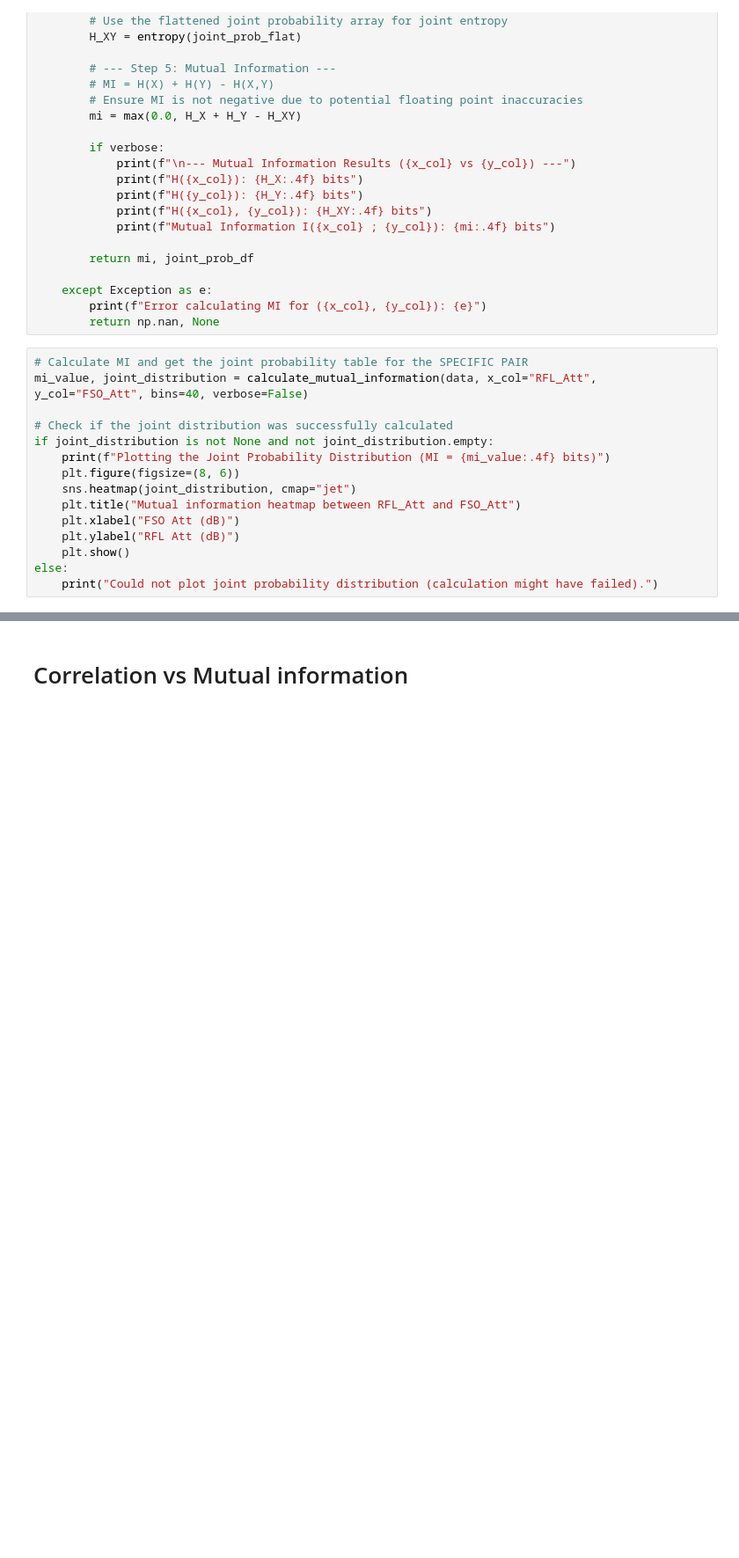
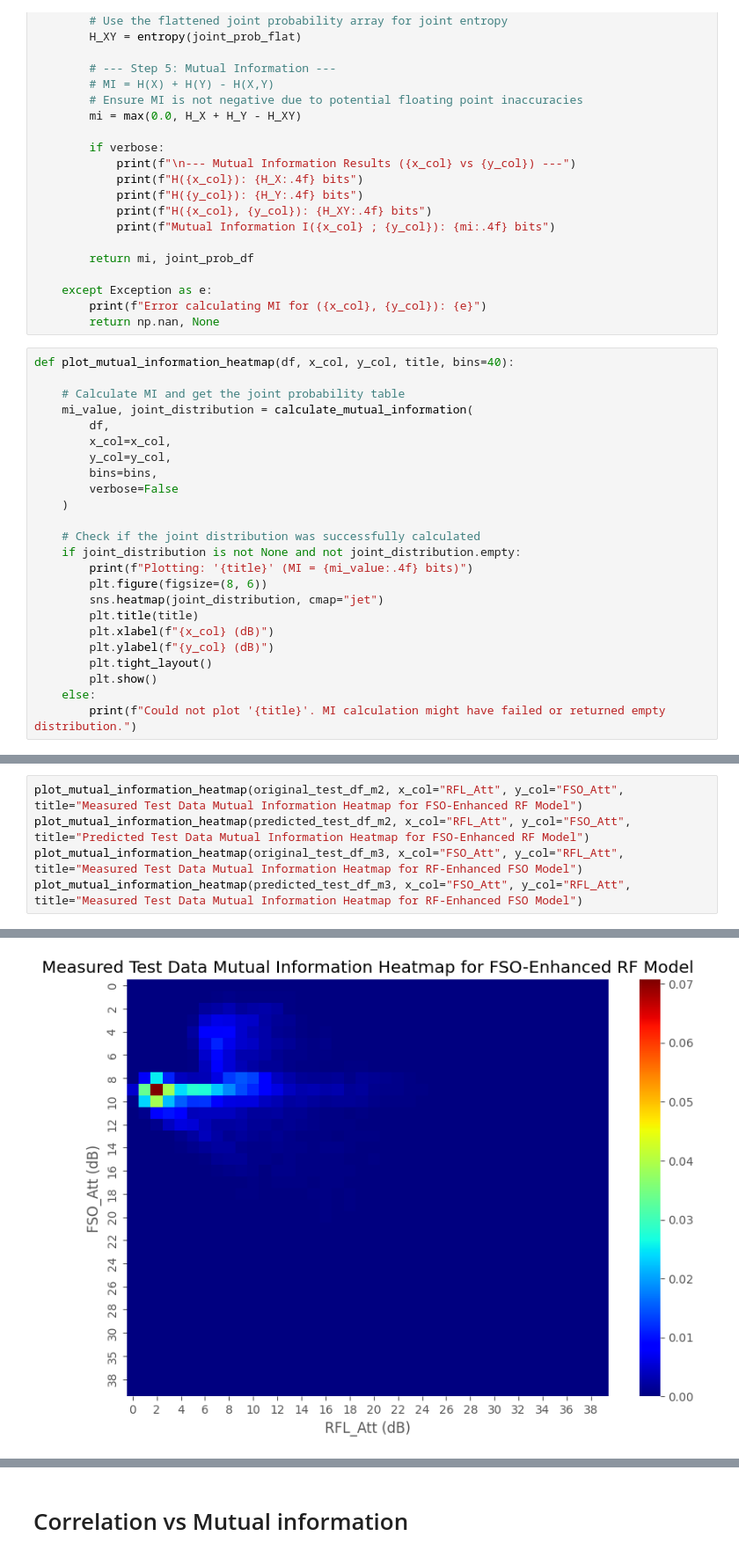
Before and after one commit to nithin0609/Hybrid-Optical-RF-Communication-Model, a Jupyter notebook: RF_Models_V2.ipynb, the cells around one changed output, grey strips where cells are left out. Shown at 88% size. Cells and saved outputs as stored; diff of their text form; blank space fills up the shorter version.

```diff
--- a/RF_Models_V2.ipynb
+++ b/RF_Models_V2.ipynb
@@ -478,17 +478,26 @@ def calculate_mutual_information(df, x_col, y_col, bins=40, verbose=True):
         print(f"Error calculating MI for ({x_col}, {y_col}): {e}")
         return np.nan, None
 # %%
-# Calculate MI and get the joint probability table for the SPECIFIC PAIR
-mi_value, joint_distribution = calculate_mutual_information(data, x_col="RFL_Att", y_col="FSO_Att", bins=40, verbose=False)
+def plot_mutual_information_heatmap(df, x_col, y_col, title, bins=40):
 
-# Check if the joint distribution was successfully calculated
-if joint_distribution is not None and not joint_distribution.empty:
-    print(f"Plotting the Joint Probability Distribution (MI = {mi_value:.4f} bits)")
-    plt.figure(figsize=(8, 6))
-    sns.heatmap(joint_distribution, cmap="jet")
-    plt.title("Mutual information heatmap between RFL_Att and FSO_Att")
-    plt.xlabel("FSO Att (dB)")
-    plt.ylabel("RFL Att (dB)")
-    plt.show()
-else:
-    print("Could not plot joint probability distribution (calculation might have failed).")
+    # Calculate MI and get the joint probability table
+    mi_value, joint_distribution = calculate_mutual_information(
+        df,
+        x_col=x_col,
+        y_col=y_col,
+        bins=bins,
+        verbose=False
+    )
+
+    # Check if the joint distribution was successfully calculated
+    if joint_distribution is not None and not joint_distribution.empty:
+        print(f"Plotting: '{title}' (MI = {mi_value:.4f} bits)")
+        plt.figure(figsize=(8, 6))
+        sns.heatmap(joint_distribution, cmap="jet")
+        plt.title(title)
+        plt.xlabel(f"{x_col} (dB)")
+        plt.ylabel(f"{y_col} (dB)")
+        plt.tight_layout()
+        plt.show()
+    else:
+        print(f"Could not plot '{title}'. MI calculation might have failed or returned empty distribution.")
@@ -497,0 +504,6 @@ Plotting the Joint Probability Distribution (MI = 0.3667 bits)
+# %%
+plot_mutual_information_heatmap(original_test_df_m2, x_col="RFL_Att", y_col="FSO_Att", title="Measured Test Data Mutual Information Heatmap for FSO-Enhanced RF Model")
+plot_mutual_information_heatmap(predicted_test_df_m2, x_col="RFL_Att", y_col="FSO_Att",  title="Predicted Test Data Mutual Information Heatmap for FSO-Enhanced RF Model")
+plot_mutual_information_heatmap(original_test_df_m3, x_col="FSO_Att", y_col="RFL_Att", title="Measured Test Data Mutual Information Heatmap for RF-Enhanced FSO Model")
+plot_mutual_information_heatmap(predicted_test_df_m3, x_col="FSO_Att", y_col="RFL_Att", title="Measured Test Data Mutual Information Heatmap for RF-Enhanced FSO Model")
+# %% [output]
@@ -497,0 +511 @@ Plotting the Joint Probability Distribution (MI = 0.3667 bits)
+[figure, added]
```
Also changed, not shown: parts of 5 cells of this notebook.
